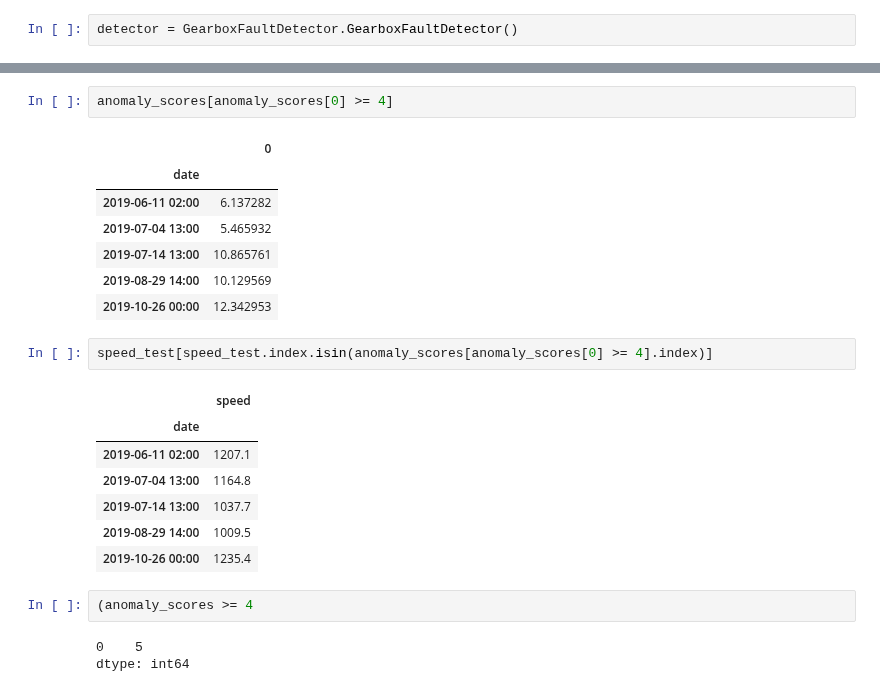
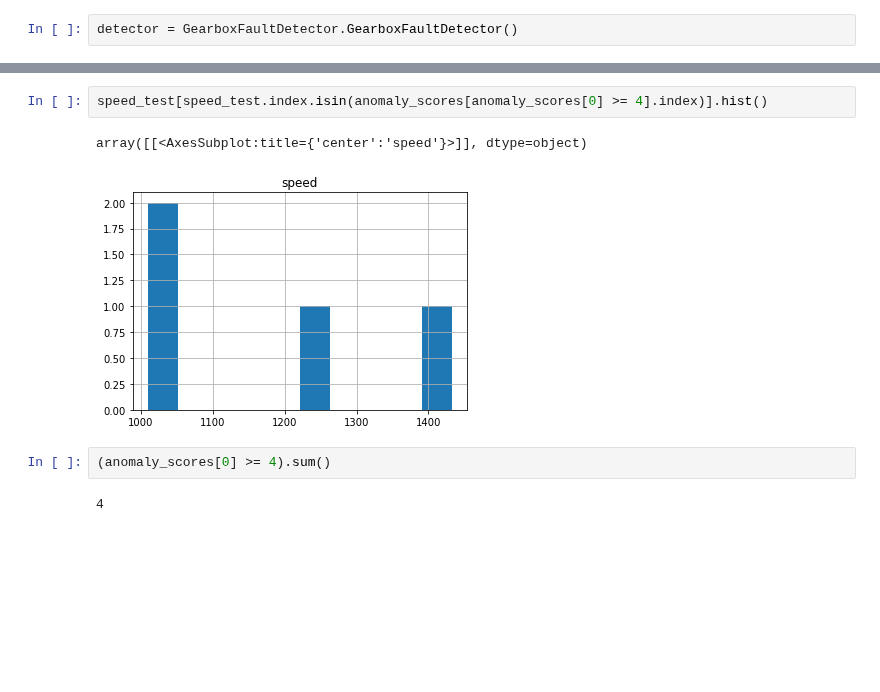
Before and after one commit to AiZhanghan/gearbox-fault-detection, a Jupyter notebook: code/train/niu_jia_ling/3.ipynb, the cells around one changed output, grey strips where cells are left out. Saved outputs shown, nothing was run; the diff lists cells and outputs as text; blank space fills up the shorter version.

```diff
--- a/code/train/niu_jia_ling/3.ipynb
+++ b/code/train/niu_jia_ling/3.ipynb
@@ -100,25 +100,9 @@ anomaly_scores.plot()
+# %%
+speed_test[speed_test.index.isin(anomaly_scores[anomaly_scores[0] >= 4].index)].hist()
+# %% [output]
+array([[<AxesSubplot:title={'center':'speed'}>]], dtype=object)
+[figure, added]
 # %%
-anomaly_scores[anomaly_scores[0] >= 4]
+(anomaly_scores[0] >= 4).sum()
 # %% [output]
-|  | 0 |
-| date |  |
-| 2019-06-11 02:00 | 6.137282 |
-| 2019-07-04 13:00 | 5.465932 |
-| 2019-07-14 13:00 | 10.865761 |
-| 2019-08-29 14:00 | 10.129569 |
-| 2019-10-26 00:00 | 12.342953 |
+4
-# %%
-speed_test[speed_test.index.isin(anomaly_scores[anomaly_scores[0] >= 4].index)]
-# %% [output]
-|  | speed |
-| date |  |
-| 2019-06-11 02:00 | 1207.1 |
-| 2019-07-04 13:00 | 1164.8 |
-| 2019-07-14 13:00 | 1037.7 |
-| 2019-08-29 14:00 | 1009.5 |
-| 2019-10-26 00:00 | 1235.4 |
-# %%
-(anomaly_scores >= 4
-# %% [output]
-0    5
-dtype: int64
```
Also changed, not shown: parts of 8 cells of this notebook, 2 other files.
